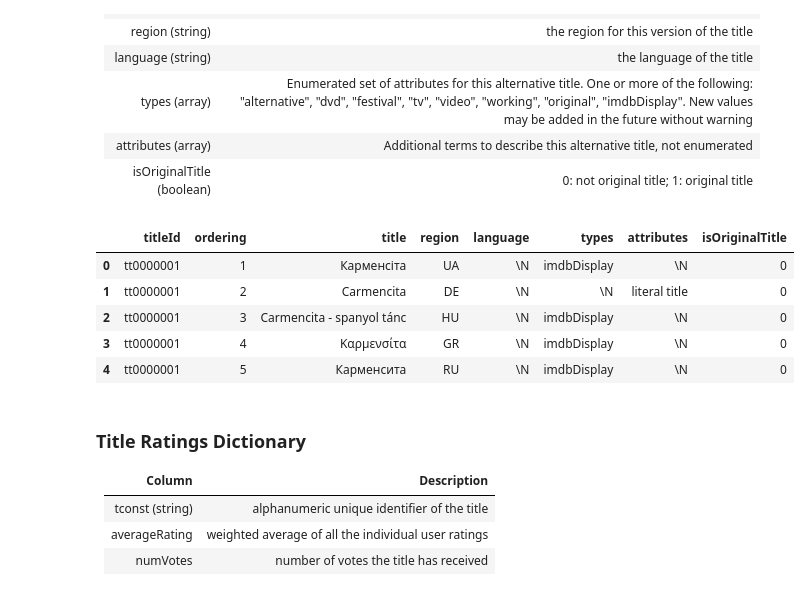
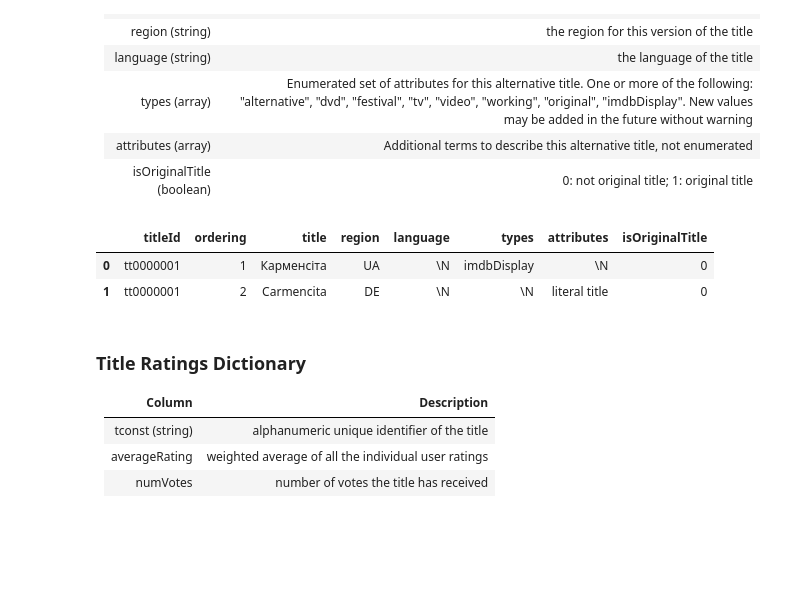
Before and after one commit to daisy-rivera/Movie-Analysis, a Jupyter notebook: TMDB_Project Part.1.ipynb, the cells around one changed output. Saved outputs shown, nothing was run; the diff lists cells and outputs as text; code cells hidden in the pictures; blank space fills up the shorter version.

```diff
--- a/TMDB_Project Part.1.ipynb
+++ b/TMDB_Project Part.1.ipynb
@@ -74,14 +74,11 @@ isOriginalTitle (boolean) | 0: not original title; 1: original title
 akas_ = pd.read_csv(akas_url, sep='\t', low_memory=False)
 # %%
 akas_df = akas_.copy()
-akas_df.head(5)
+akas_df.head(2)
 # %% [output]
 |  | titleId | ordering | title | region | language | types | attributes | isOriginalTitle |
 | 0 | tt0000001 | 1 | Карменсіта | UA | \N | imdbDisplay | \N | 0 |
 | 1 | tt0000001 | 2 | Carmencita | DE | \N | \N | literal title | 0 |
-| 2 | tt0000001 | 3 | Carmencita - spanyol tánc | HU | \N | imdbDisplay | \N | 0 |
-| 3 | tt0000001 | 4 | Καρμενσίτα | GR | \N | imdbDisplay | \N | 0 |
-| 4 | tt0000001 | 5 | Карменсита | RU | \N | imdbDisplay | \N | 0 |
 # %% [markdown]
 ### **Title Ratings Dictionary**
 
```
Also changed, not shown: parts of 13 cells of this notebook, 3 other files.
